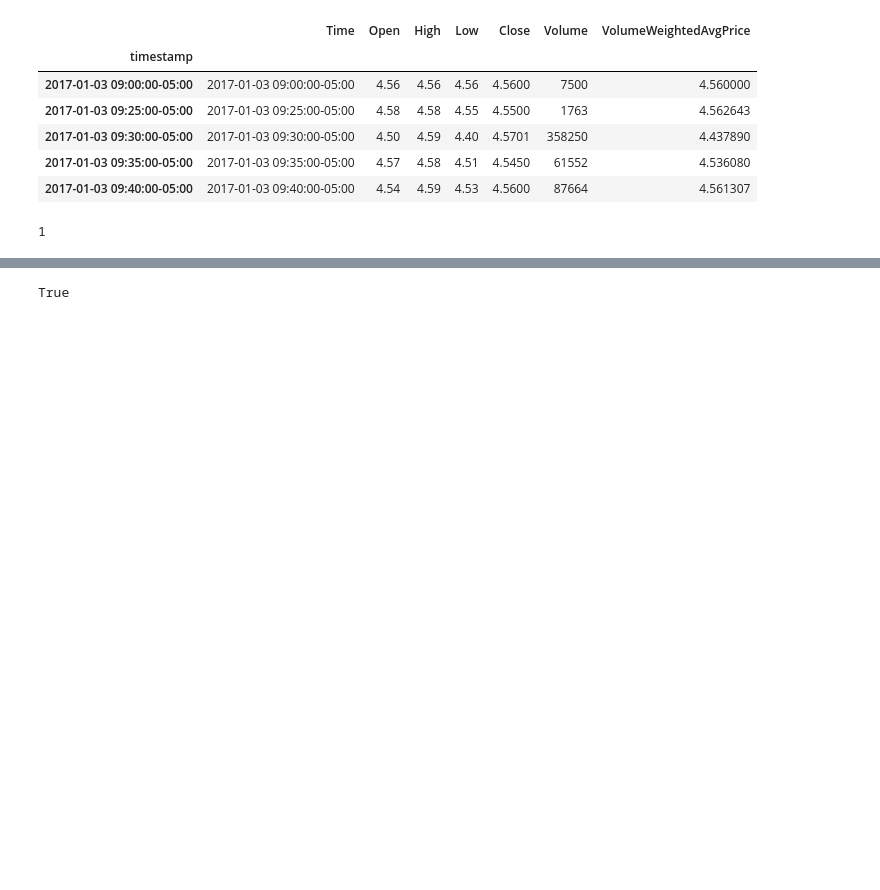
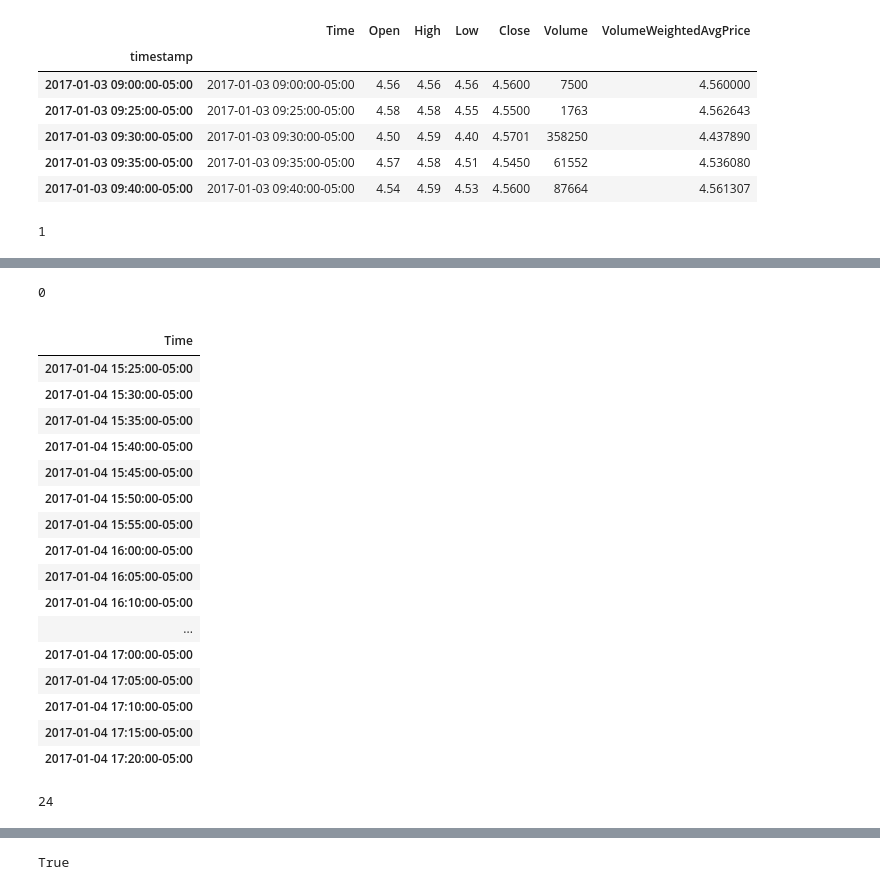
Before and after one commit to Cloblak/aipi540_deeplearning, a Jupyter notebook: 1D_CNN_Attempts/1D_CNN.ipynb, the cells around one changed output, grey strips where cells are left out. Saved outputs shown, nothing was run; the diff lists cells and outputs as text; code cells hidden in the pictures; blank space fills up the shorter version.

```diff
--- a/1D_CNN_Attempts/1D_CNN.ipynb
+++ b/1D_CNN_Attempts/1D_CNN.ipynb
@@ -294,0 +483,33 @@ dateTime_index[0:10]
+# %%
+dateTime_index_df = pd.DataFrame()
+dateTime_index_df["Time"] = dateTime_index
+dateTime_index_df = dateTime_index_df.set_index("Time")
+dateTime_index_df = dateTime_index_df.between_time('07:30','17:25')
+len(dateTime_index_df) % 24
+# %% [output]
+0
+# %%
+dateTime_index_df[0:240][-24:]
+# %% [output]
+|  |
+| Time |
+| 2017-01-04 15:25:00-05:00 |
+| 2017-01-04 15:30:00-05:00 |
+| 2017-01-04 15:35:00-05:00 |
+| 2017-01-04 15:40:00-05:00 |
+| 2017-01-04 15:45:00-05:00 |
+| 2017-01-04 15:50:00-05:00 |
+| 2017-01-04 15:55:00-05:00 |
+| 2017-01-04 16:00:00-05:00 |
+| 2017-01-04 16:05:00-05:00 |
+| 2017-01-04 16:10:00-05:00 |
+| ... |
+| 2017-01-04 17:00:00-05:00 |
+| 2017-01-04 17:05:00-05:00 |
+| 2017-01-04 17:10:00-05:00 |
+| 2017-01-04 17:15:00-05:00 |
+| 2017-01-04 17:20:00-05:00 |
+# %%
+len(dateTime_index_df[24:48])
+# %% [output]
+24
```
Also changed, not shown: parts of 19 cells of this notebook.
